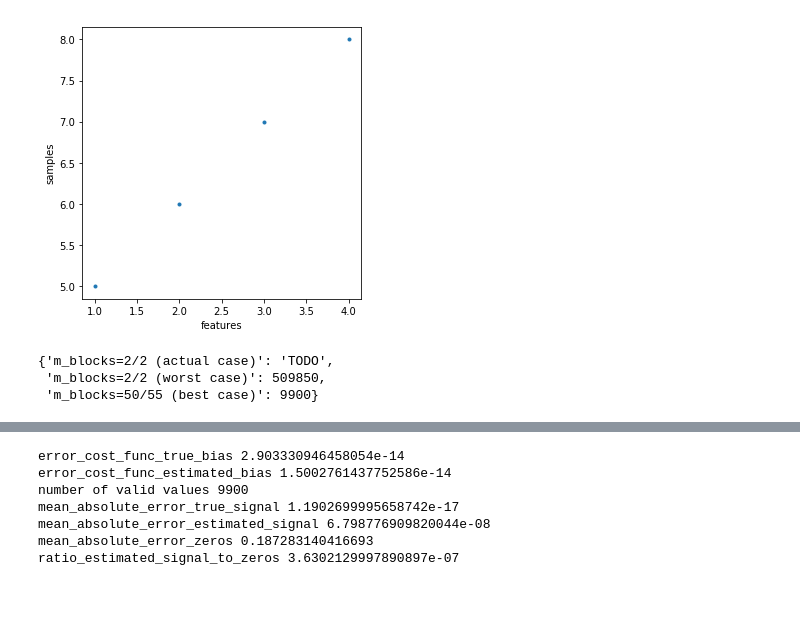
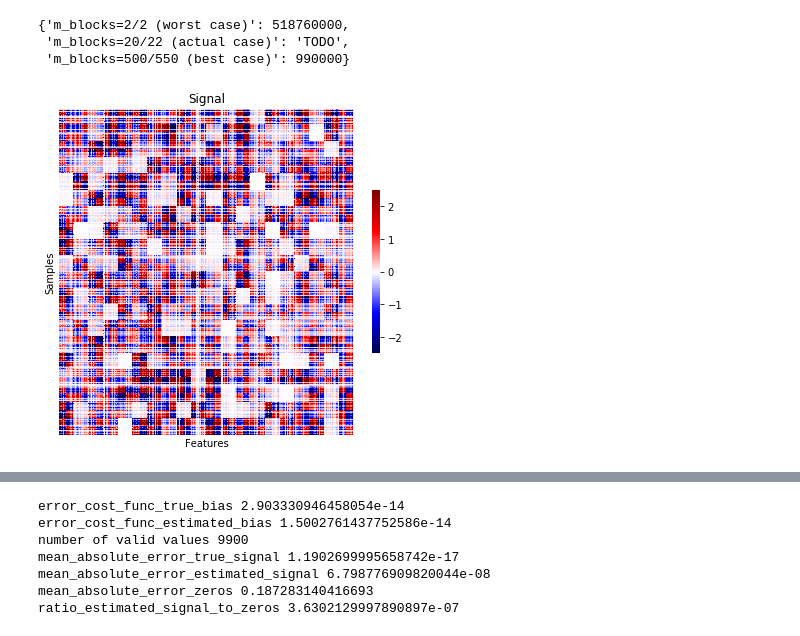
Before and after one commit to a378ec99/bcn, a Jupyter notebook: bcn/examples/Example.ipynb, the cells around one changed output, grey strips where cells are left out. Cells and saved outputs as stored; diff of their text form; code cells hidden in the pictures; blank space fills up the shorter version.

Commit message:
example notebook update signal figures

```diff
--- a/bcn/examples/Example.ipynb
+++ b/bcn/examples/Example.ipynb
@@ -13,11 +14,18 @@ import pylab as pl
 # %%
 np.random.seed(seed=42)
-# %%
-fig = pl.figure(figsize=(5, 5))
-ax = fig.add_subplot(111)
-ax.plot([1,2,3,4], [5, 6, 7, 8], '.')
-ax.set_xlabel('features')
-ax.set_ylabel('samples')
-fig.savefig('test')
-# %% [output]
-[figure, removed]
+# %%
+def show_signal(signal, shuffle=False):
+    indices_x = np.arange(signal.shape[0], dtype=int)
+    indices_y = np.arange(signal.shape[1], dtype=int)
+    fig = pl.figure(figsize=(6 * (signal.shape[1] / signal.shape[0]), 6))
+    ax = fig.add_subplot(111)
+    ax.set_title('Signal')
+    if shuffle:
+        np.random.shuffle(indices_x)
+        np.random.shuffle(indices_y)
+        ax.set_title('Signal (shuffled)')
+    ax_seaborn = sb.heatmap(signal[indices_x, indices_y[:, None]], vmin=-2.5, vmax=2.5, cmap=pl.cm.seismic, ax=ax, cbar_kws={'shrink': 0.5}, xticklabels=False, yticklabels=False)
+    ax.tick_params(axis='both', which='both', length=0)
+    ax.set_xlabel('Features')
+    ax.set_ylabel('Samples')
+    #ax.axis('equal')
@@ -27,7 +71,7 @@ sparsity = 2
 n_restarts = 10
 rank = 6
 n_measurements = 10000
-shape = (100, 110) # samples, features
+shape = (1000, 1100) # samples, features
 missing_fraction = 0.1
 noise_amplitude = 30.0
 m_blocks_size = 50 # size of each block
@@ -37,7 +81,7 @@ bias_model = 'image'
 # Number of possible measurements (more equals better signal recovery)
 possible_measurements(shape, missing_fraction, m_blocks_size=m_blocks_size)
 # %% [output]
-{'m_blocks=2/2 (actual case)': 'TODO',
- 'm_blocks=2/2 (worst case)': 509850,
- 'm_blocks=50/55 (best case)': 9900}
+{'m_blocks=2/2 (worst case)': 518760000,
+ 'm_blocks=20/22 (actual case)': 'TODO',
+ 'm_blocks=500/550 (best case)': 990000}
 # %%
@@ -45,6 +89,11 @@ possible_measurements(shape, missing_fraction, m_blocks_size=m_blocks_size)
 truth = DataSimulated(shape, rank, bias_model=bias_model, correlation_threshold=correlation_threshold, m_blocks_size=m_blocks_size, noise_amplitude=noise_amplitude, missing_fraction=missing_fraction)
 mixed = truth.d['sample']['mixed']
 # %%
+true_signal = truth.d['sample']['signal']
 true_pairs = {'sample': truth.d['sample']['true_pairs'], 'feature': truth.d['feature']['true_pairs']}
 true_directions = {'sample': truth.d['sample']['true_directions'], 'feature': truth.d['feature']['true_directions']}
 true_stds = {'sample': truth.d['sample']['true_stds'], 'feature': truth.d['feature']['true_stds']}
+# %%
+show_signal(true_signal)
+# %% [output]
+[figure, added]
```
Also changed, not shown: parts of 9 cells of this notebook.
